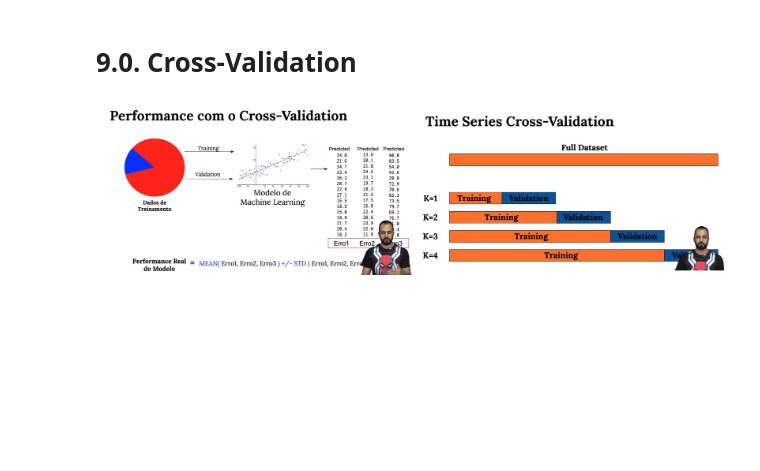
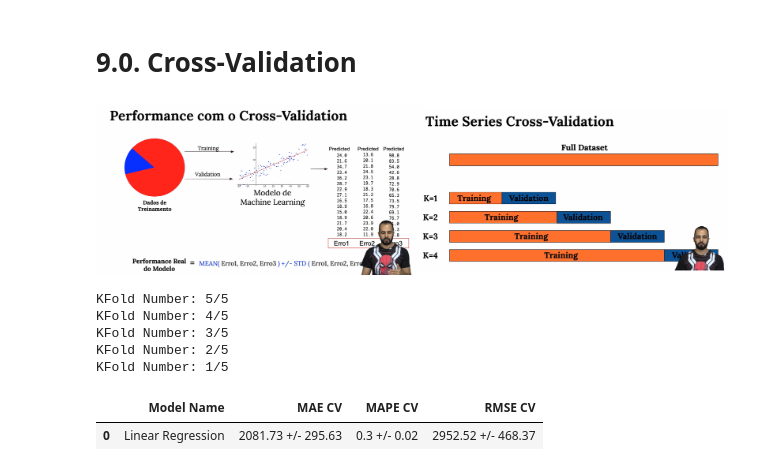
Before and after one commit to rvieira94/cds_03_ds_em_producao, a Jupyter notebook: ds_producao.ipynb, the cells around one changed output. Cells and saved outputs as stored; diff of their text form; code cells hidden in the pictures; blank space fills up the shorter version.

Commit message:
implementando funcao cross-validation

```diff
--- a/ds_producao.ipynb
+++ b/ds_producao.ipynb
@@ -994,7 +1043,8 @@ cols_selected_boruta = ['store', 'promo', 'store_type', 'assortment', 'competiti
 feat_to_add = ['date','sales']
 
 # final features
-#cols_selected_boruta.extend(feat_to_add)
+cols_selected_boruta_full = cols_selected_boruta.copy()
+cols_selected_boruta_full.extend(feat_to_add)
 # %% [markdown]
 # 8.0. Machine Learning Modelling
 # %%
@@ -1119,3 +1171,16 @@ pd.DataFrame( { 'Model Name': ['Random Forest Regression', 'XGBoost Regressor',
 Image('/content/drive/MyDrive/data/ds_producao/cross_validation.png')
 # %% [output]
 [figure]
+# %%
+x_training = X_train[cols_selected_boruta_full]
+
+model = LinearRegression()
+cross_validation(x_training, 5, 'Linear Regression', model, verbose=True)
+# %% [output]
+KFold Number: 5/5
+KFold Number: 4/5
+KFold Number: 3/5
+KFold Number: 2/5
+KFold Number: 1/5
+|  | Model Name | MAE CV | MAPE CV | RMSE CV |
+| 0 | Linear Regression | 2081.73 +/- 295.63 | 0.3 +/- 0.02 | 2952.52 +/- 468.37 |
```
Also changed, not shown: parts of 4 cells of this notebook.
